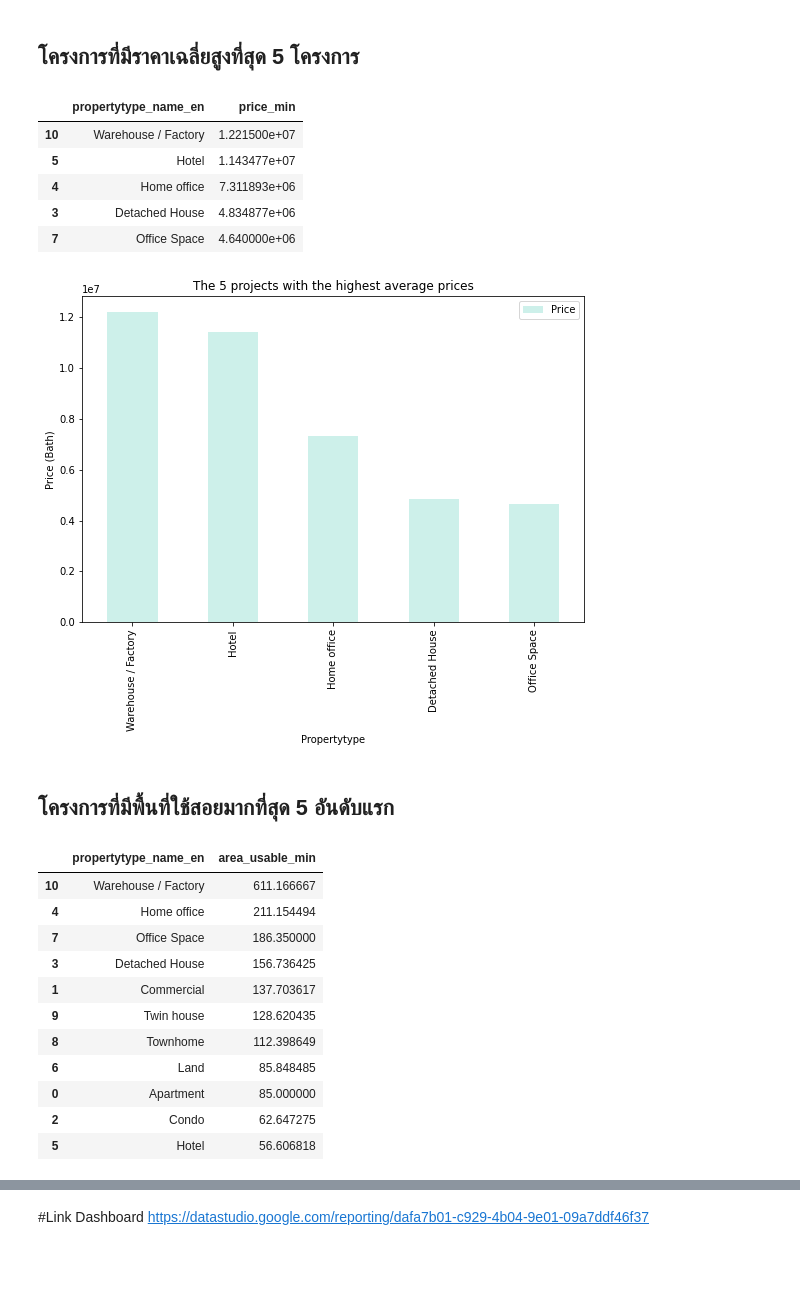
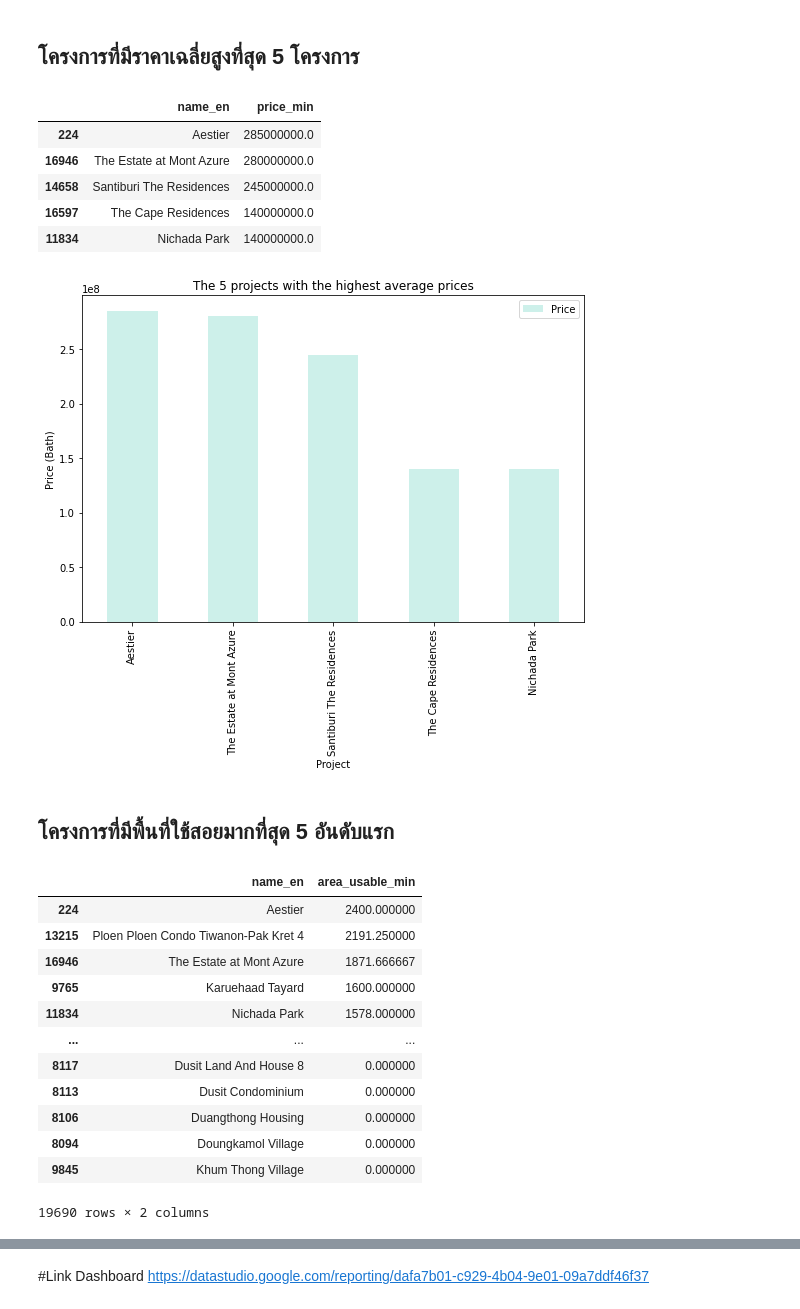
Before and after one commit to jirapat-tho/BasicProg_DataViz65, a Jupyter notebook: Project.ipynb, the cells around one changed output, grey strips where cells are left out. Drawn from its saved outputs; the diff is of its cells as text; code cells hidden in the pictures; blank space fills up the shorter version.

Commit message:
Project

```diff
--- a/Project.ipynb
+++ b/Project.ipynb
@@ -900,46 +898,47 @@ dataall = pd.read_csv('Alldata_clean.csv')
 # %% [markdown]
 ## โครงการที่มีราคาเฉลี่ยสูงที่สุด 5 โครงการ
 # %%
-datatype1 = dataall.groupby('propertytype_name_en')['price_min'].mean().reset_index()
+datatype1 = dataall.groupby('name_en')['price_min'].mean().reset_index()
 datatype = datatype1.sort_values('price_min',ascending=False).head(5)
 datatype
 # %% [output]
-|  | propertytype_name_en | price_min |
-| 10 | Warehouse / Factory | 1.221500e+07 |
-| 5 | Hotel | 1.143477e+07 |
-| 4 | Home office | 7.311893e+06 |
-| 3 | Detached House | 4.834877e+06 |
-| 7 | Office Space | 4.640000e+06 |
+|  | name_en | price_min |
+| 224 | Aestier | 285000000.0 |
+| 16946 | The Estate at Mont Azure | 280000000.0 |
+| 14658 | Santiburi The Residences | 245000000.0 |
+| 16597 | The Cape Residences | 140000000.0 |
+| 11834 | Nichada Park | 140000000.0 |
 # %%
 import matplotlib
 matplotlib.rcParams['figure.figsize']=[9,6]
 # %%
-datatype.plot(kind='bar', x='propertytype_name_en', color=['#CDF0EA'])
-plt.xlabel('Propertytype')
+datatype.plot(kind='bar', x='name_en', color=['#CDF0EA'])
+plt.xlabel('Project')
 plt.ylabel('Price (Bath)')
 plt.legend(labels=['Price'])
 plt.title('The 5 projects with the highest average prices');
 # %% [output]
-[figure, old version]
+[figure, new version]
 # %% [markdown]
 ## โครงการที่มีพื้นที่ใช้สอยมากที่สุด 5 อันดับแรก
 # %%
-area1 = dataall.groupby('propertytype_name_en')['area_usable_min'].mean().reset_index()
+area1 = dataall.groupby('name_en')['area_usable_min'].mean().reset_index()
 area= area1.sort_values('area_usable_min',ascending=False)
 area
 # %% [output]
-|  | propertytype_name_en | area_usable_min |
-| 10 | Warehouse / Factory | 611.166667 |
-| 4 | Home office | 211.154494 |
-| 7 | Office Space | 186.350000 |
-| 3 | Detached House | 156.736425 |
-| 1 | Commercial | 137.703617 |
-| 9 | Twin house | 128.620435 |
-| 8 | Townhome | 112.398649 |
-| 6 | Land | 85.848485 |
-| 0 | Apartment | 85.000000 |
-| 2 | Condo | 62.647275 |
-| 5 | Hotel | 56.606818 |
+|  | name_en | area_usable_min |
+| 224 | Aestier | 2400.000000 |
+| 13215 | Ploen Ploen Condo Tiwanon-Pak Kret 4 | 2191.250000 |
+| 16946 | The Estate at Mont Azure | 1871.666667 |
+| 9765 | Karuehaad Tayard | 1600.000000 |
+| 11834 | Nichada Park | 1578.000000 |
+| ... | ... | ... |
+| 8117 | Dusit Land And House 8 | 0.000000 |
+| 8113 | Dusit Condominium | 0.000000 |
+| 8106 | Duangthong Housing | 0.000000 |
+| 8094 | Doungkamol Village | 0.000000 |
+| 9845 | Khum Thong Village | 0.000000 |
+19690 rows × 2 columns
 # %%
 #others
 area.iloc[5:11].sum()
```
Also changed, not shown: parts of 43 cells of this notebook.
